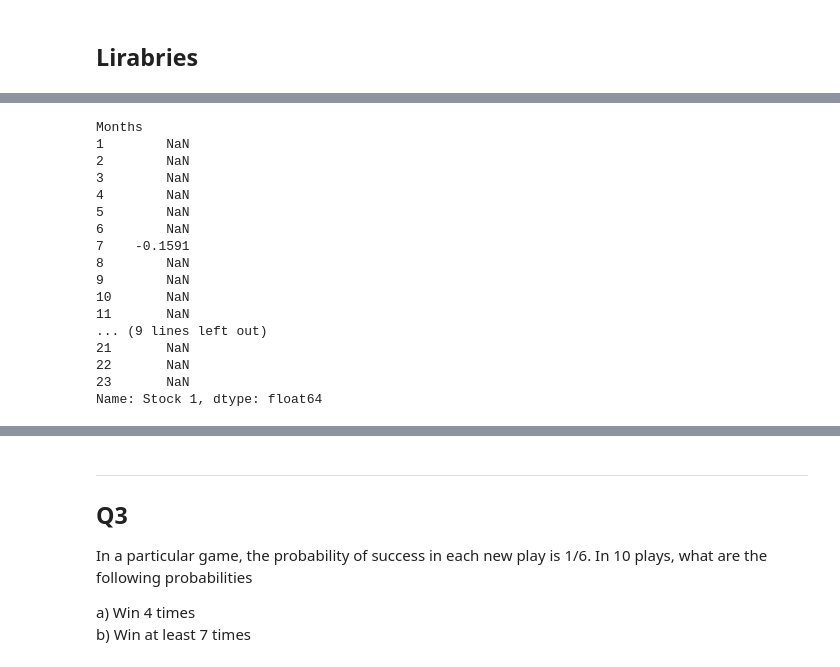
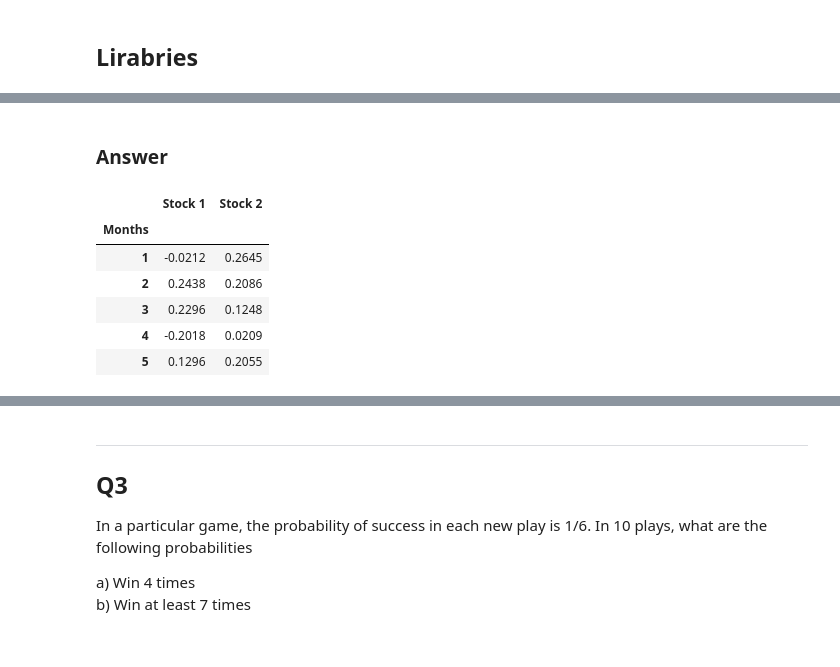
Before and after one commit to nicolaubruno/statistics, a Jupyter notebook: MBA Data Science/Fundamentals of Statistics/Exercise List/Python Solutions.ipynb, the cells around one changed output, grey strips where cells are left out. Drawn from its saved outputs; the diff is of its cells as text; code cells hidden in the pictures.

```diff
--- a/MBA Data Science/Fundamentals of Statistics/Exercise List/Python Solutions.ipynb
+++ b/MBA Data Science/Fundamentals of Statistics/Exercise List/Python Solutions.ipynb
@@ -181,20 +87,26 @@ Correlation (0.29081897658677186, 0.1782207826223213)
-# %%
-df['Stock 1'].where(df['Stock 1'] == -0.1591)
-# %% [output]
-Months
-1        NaN
-2        NaN
-3        NaN
-4        NaN
-5        NaN
-6        NaN
-7    -0.1591
-8        NaN
-9        NaN
-10       NaN
-11       NaN
-... (9 lines left out)
-21       NaN
-22       NaN
-23       NaN
-Name: Stock 1, dtype: float64
+# %% [markdown]
+<h3>Answer</h3>
+# %%
+# Read data from the Excel file
+df = pd.read_excel(
+    "Questions Data.xlsx",
+    sheet_name = 'Exercício 2',
+    index_col = 0,
+    usecols = 'A:C',
+    nrows = 23,
+)
+
+df.reset_index(inplace = True)
+df.rename(columns = {'Meses': 'Months', 'Ação 1': 'Stock 1', 'Ação 2': 'Stock 2'}, inplace = True)
+df = df.astype({'Stock 1': 'float64', 'Stock 2': 'float64'})
+df.set_index('Months', inplace = True)
+
+df.head()
+# %% [output]
+|  | Stock 1 | Stock 2 |
+| Months |  |  |
+| 1 | -0.0212 | 0.2645 |
+| 2 | 0.2438 | 0.2086 |
+| 3 | 0.2296 | 0.1248 |
+| 4 | -0.2018 | 0.0209 |
+| 5 | 0.1296 | 0.2055 |
```
Also changed, not shown: parts of 21 cells of this notebook.
